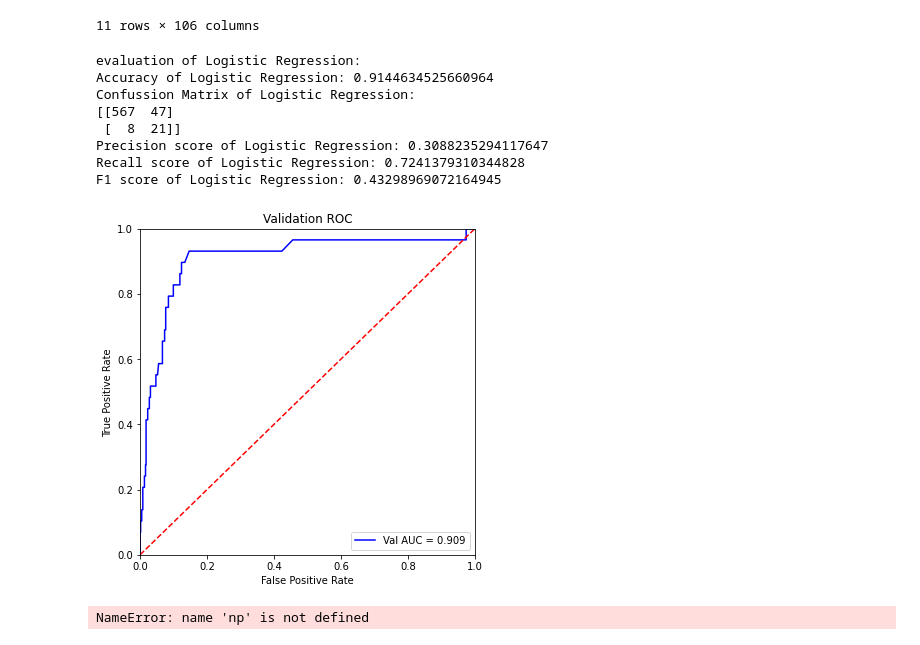
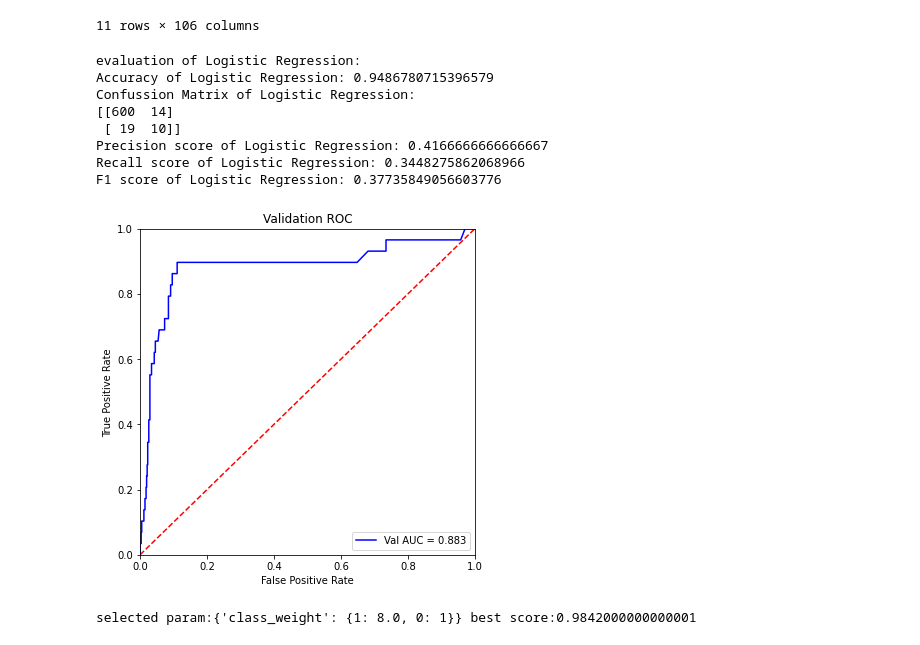
Before and after one commit to Lez-3f/IAI-Learning, a Jupyter notebook: classification/predict_task.ipynb, the cells around one changed output. Cells and saved outputs as stored; diff of their text form; code cells hidden in the pictures.

```diff
--- a/classification/predict_task.ipynb
+++ b/classification/predict_task.ipynb
@@ -222,32 +212,31 @@ def evaluate_model(model, name, print_or_not:bool = True, need_fit = False):
 # %%
 from sklearn.linear_model import LogisticRegression
 
-LR_model = LogisticRegression(penalty='l2', C=1, class_weight={0:1, 1:80})
+LR_model = LogisticRegression(penalty='l2', C=1, class_weight={0:1, 1:8})
 
 pf = evaluate_model(LR_model, "Logistic Regression")
 # %% [output]
 evaluation of Logistic Regression:
-Accuracy of Logistic Regression: 0.9144634525660964
+Accuracy of Logistic Regression: 0.9486780715396579
 Confussion Matrix of Logistic Regression:
-[[567  47]
- [  8  21]]
-Precision score of Logistic Regression: 0.3088235294117647
-Recall score of Logistic Regression: 0.7241379310344828
-F1 score of Logistic Regression: 0.43298969072164945
+[[600  14]
+ [ 19  10]]
+Precision score of Logistic Regression: 0.4166666666666667
+Recall score of Logistic Regression: 0.3448275862068966
+F1 score of Logistic Regression: 0.37735849056603776
-[figure, old version]
+[figure, new version]
 # %%
-# 调整参数
+# tune parameters
+
 params = []
-for i in np.arange(10,100,10):
+for i in np.arange(8,15, 0.5):
     params.append({'class_weight': {1:i, 0:1}})
-print(f'params:{params}')
+# print(f'params:{params}')
 param_sel, score = tune_param(LogisticRegression, params)
-# LR_md = LogisticRegression(**params[0])
-# print(my_scoring(y_pred))
-# print(f'selected param:{param_sel} best score:{score}')
+print(f'selected param:{param_sel} best score:{score}')
 # evaluate_model(tree, "Decision Tree")
 # %% [output]
-NameError: name 'np' is not defined
+selected param:{'class_weight': {1: 8.0, 0: 1}} best score:0.9842000000000001
 # %%
 from sklearn.tree import DecisionTreeClassifier
 
```
Also changed, not shown: parts of 4 cells of this notebook, 2 other files.
